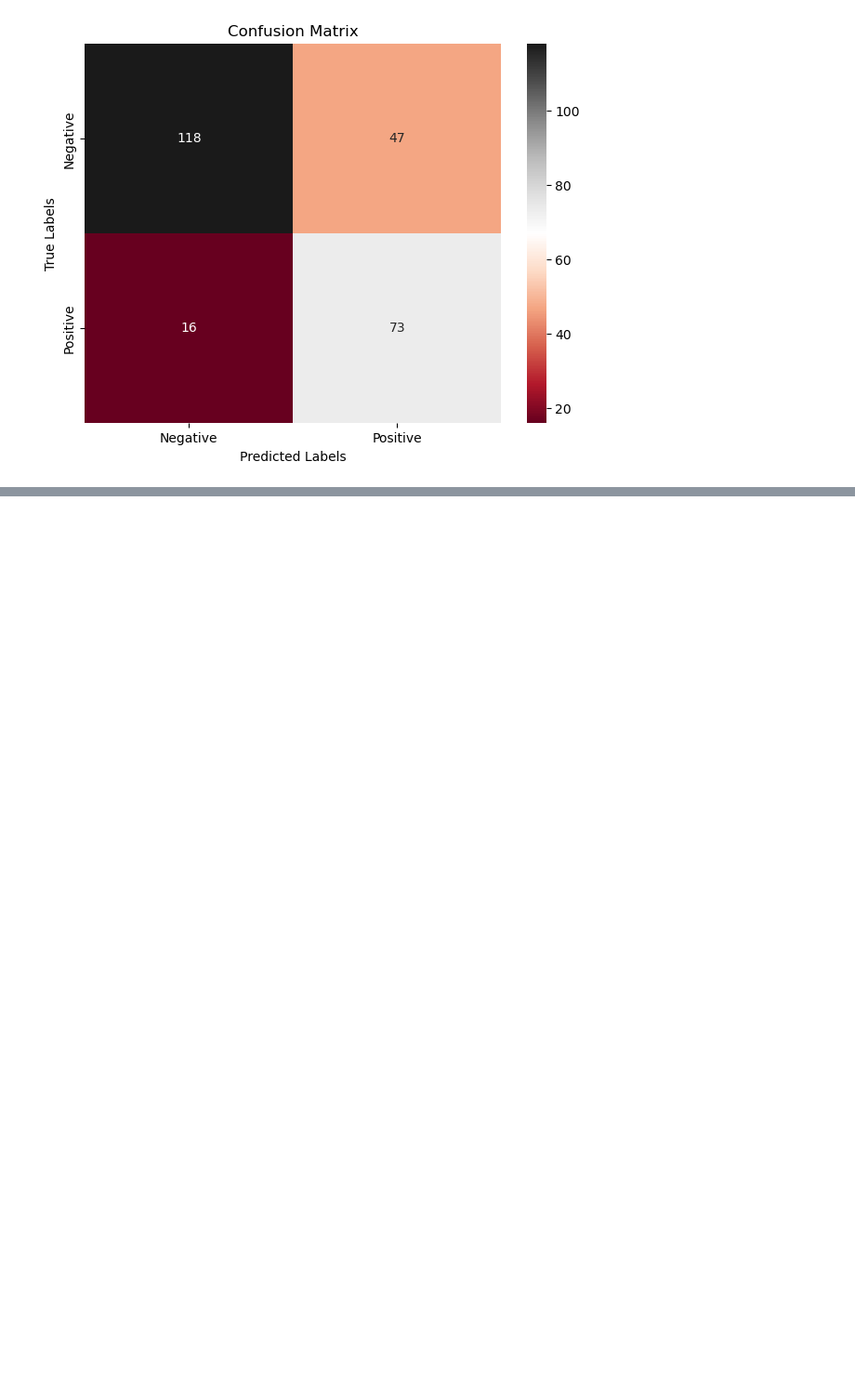
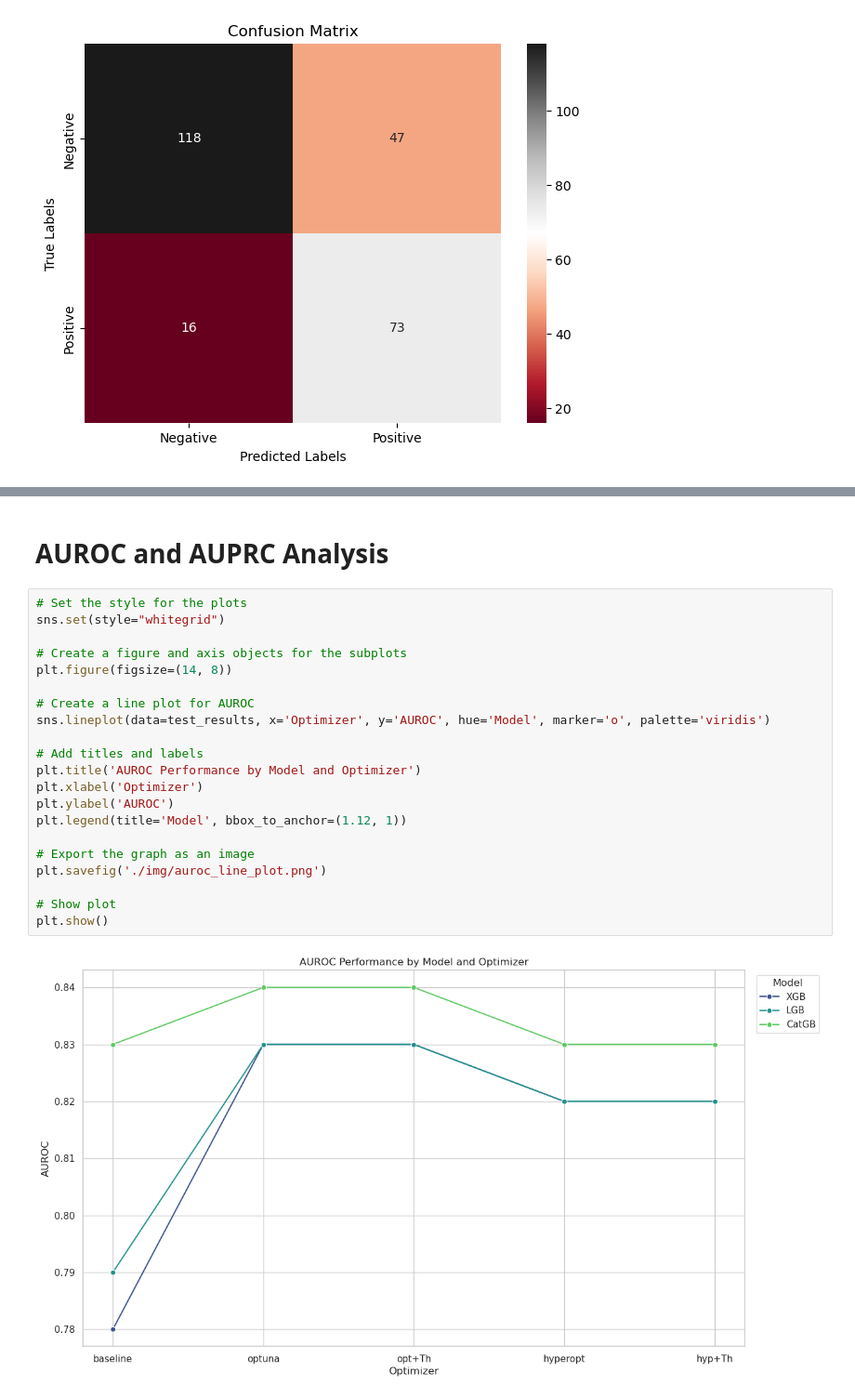
Before and after one commit to Al-1n/Diabetes_Classification, a Jupyter notebook: Diabetes_classification_ADASYN.ipynb, the cells around one changed output, grey strips where cells are left out. Shown at 93% size. Drawn from its saved outputs; the diff is of its cells as text; blank space fills up the shorter version.

```diff
--- a/Diabetes_classification_ADASYN.ipynb
+++ b/Diabetes_classification_ADASYN.ipynb
@@ -1887,0 +1936,25 @@ test_results
+# %% [markdown]
+# AUROC and AUPRC Analysis
+# %%
+# Set the style for the plots
+sns.set(style="whitegrid")
+
+# Create a figure and axis objects for the subplots
+plt.figure(figsize=(14, 8))
+
+# Create a line plot for AUROC
+sns.lineplot(data=test_results, x='Optimizer', y='AUROC', hue='Model', marker='o', palette='viridis')
+
+# Add titles and labels
+plt.title('AUROC Performance by Model and Optimizer')
+plt.xlabel('Optimizer')
+plt.ylabel('AUROC')
+plt.legend(title='Model', bbox_to_anchor=(1.12, 1))
+
+# Export the graph as an image
+plt.savefig('./img/auroc_line_plot.png')
+
+# Show plot
+plt.show()
+# %% [output]
+[figure, added]
```
Also changed, not shown: parts of 11 cells of this notebook, 12 other files.
